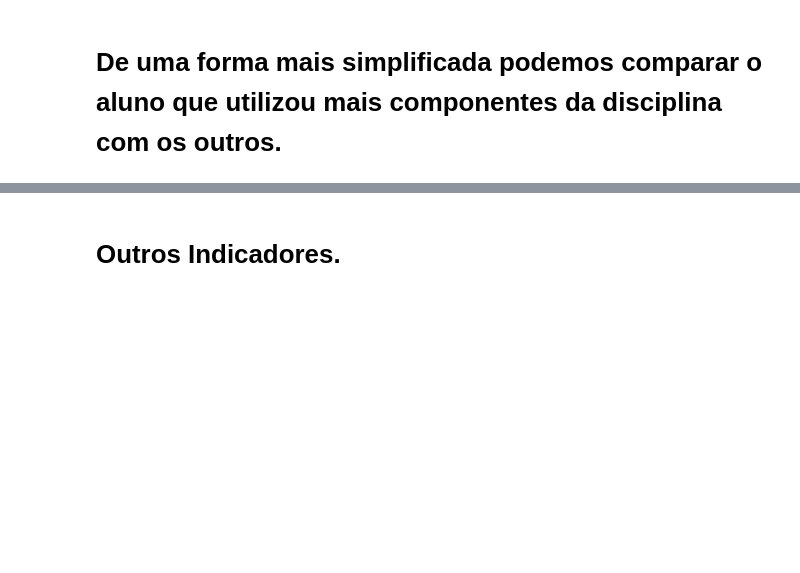
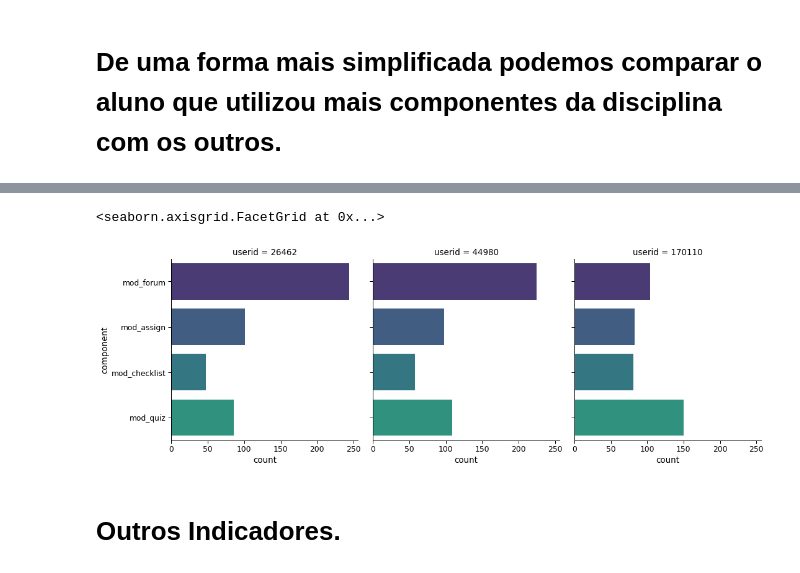
Before and after one commit to atp/edisc-analytics, a Jupyter notebook: Analise_de_Engajamento.ipynb, the cells around one changed output, grey strips where cells are left out. Cells and saved outputs as stored; diff of their text form; code cells hidden in the pictures; blank space fills up the shorter version.

```diff
--- a/Analise_de_Engajamento.ipynb
+++ b/Analise_de_Engajamento.ipynb
@@ -155,2 +155,5 @@ sns.catplot(data=actions.query("action in ['viewed']"),y='component',col='userid
 # %% [markdown]
 # De uma forma mais simplificada podemos comparar o aluno que utilizou mais componentes da disciplina com os outros.
+# %%
+alunos = actions
+alunos.groupby(['userid','component'])['action'].count()
@@ -156,0 +174,4 @@ sns.catplot(data=actions.query("action in ['viewed']"),y='component',col='userid
+# %%
+N=60
+alunosdf = alunos.query("component != ['core']" and "component in ['mod_forum','mod_quiz','mod_assign','mod_checklist']")
+alunosdf.groupby(['userid','component'])['action'].count()[:N]
@@ -157,3 +211,10 @@ sns.catplot(data=actions.query("action in ['viewed']"),y='component',col='userid
+# %%
+#Para comparar os alunos, basta selecionar o id e colocar abaixo para gerar o grafico
+data = alunosdf.query("action in ['viewed']" and "userid in [170110,44980,26462]")
+sns.catplot(data=data,y='component',col='userid',col_wrap=3,kind='count')
+# %% [output]
+<seaborn.axisgrid.FacetGrid at 0x...>
+[figure, added]
 # %% [markdown]
 # Outros Indicadores.
 # %%
```
Also changed, not shown: parts of 14 cells of this notebook.
